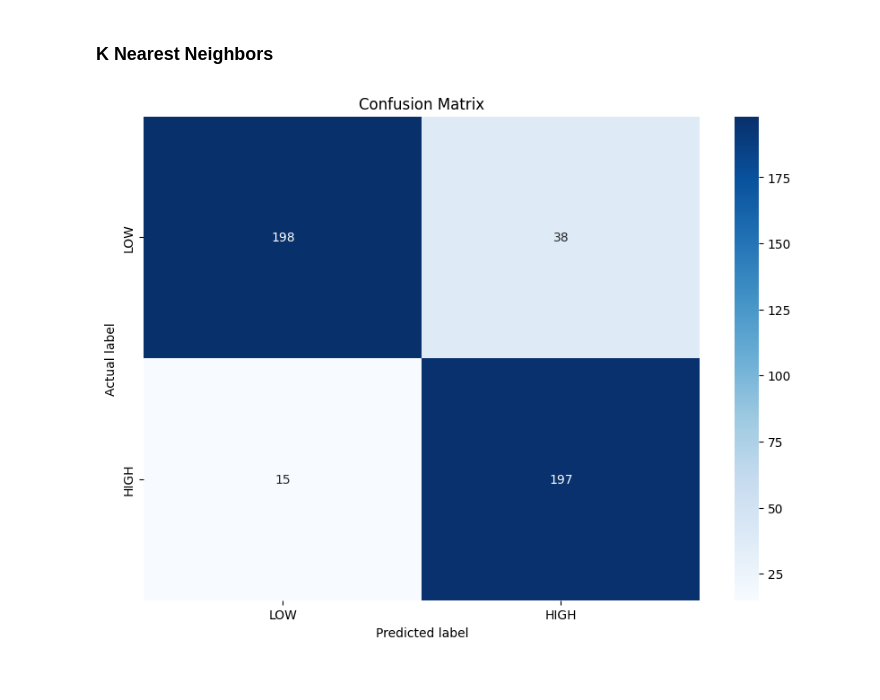
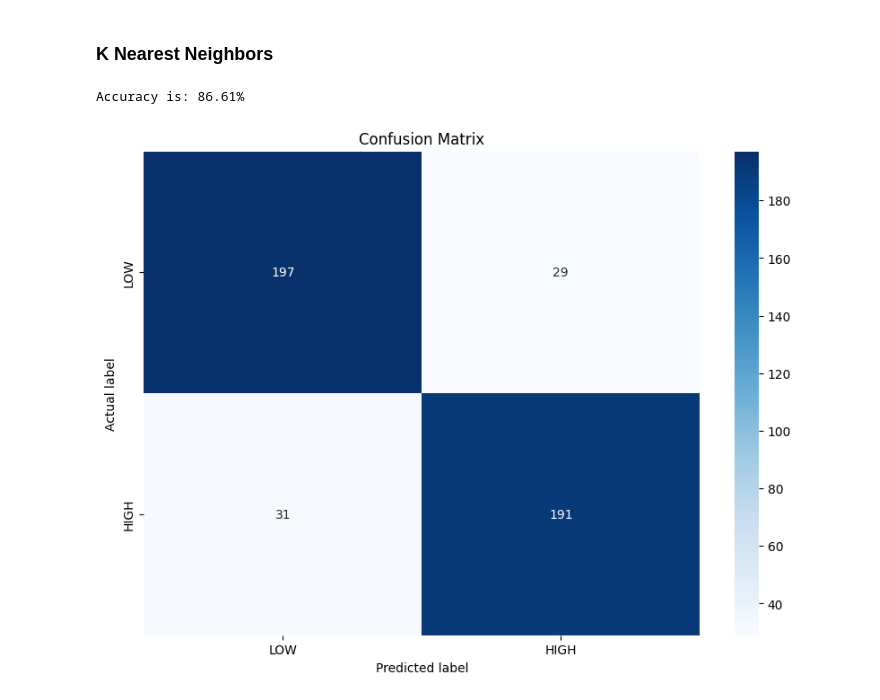
Before and after one commit to amiralirahimii/Artificial-Intelligence-Course-Projects-F2024, a Jupyter notebook: AI-CA4.ipynb, the cells around one changed output. Cells and saved outputs as stored; diff of their text form; code cells hidden in the pictures.

```diff
--- a/AI-CA4.ipynb
+++ b/AI-CA4.ipynb
@@ -475,6 +482,12 @@ def divideToXY(data):
 trainData, testData = train_test_split(standardizedDF, test_size=0.2)
 XTrain, YTrain = divideToXY(trainData)
 XTest, YTest = divideToXY(testData)
+# %%
+def calculate_accuracy(confusion_matrix):
+    correct_predictions = confusion_matrix.trace()
+    total_predictions = confusion_matrix.sum()
+    accuracy = correct_predictions / total_predictions
+    return accuracy
 # %% [markdown]
 ### Decision Tree
 # %%
@@ -498,11 +517,14 @@ visualizeConMat(confusionMat)
 # %% [markdown]
 ### K Nearest Neighbors
 # %%
-KNNClassifier = KNeighborsClassifier(n_neighbors=3)
+KNNClassifier = KNeighborsClassifier()
 KNNClassifier.fit(XTrain, YTrain)
 prediction = KNNClassifier.predict(XTest)
 # %%
 confusionMat = confusion_matrix(YTest, prediction)
+accuracy = calculate_accuracy(confusionMat)
+print(f"Accuracy is: {accuracy:.2%}")
 visualizeConMat(confusionMat)
 # %% [output]
+Accuracy is: 86.61%
-[figure, old version]
+[figure, new version]
```
Also changed, not shown: parts of 18 cells of this notebook.
